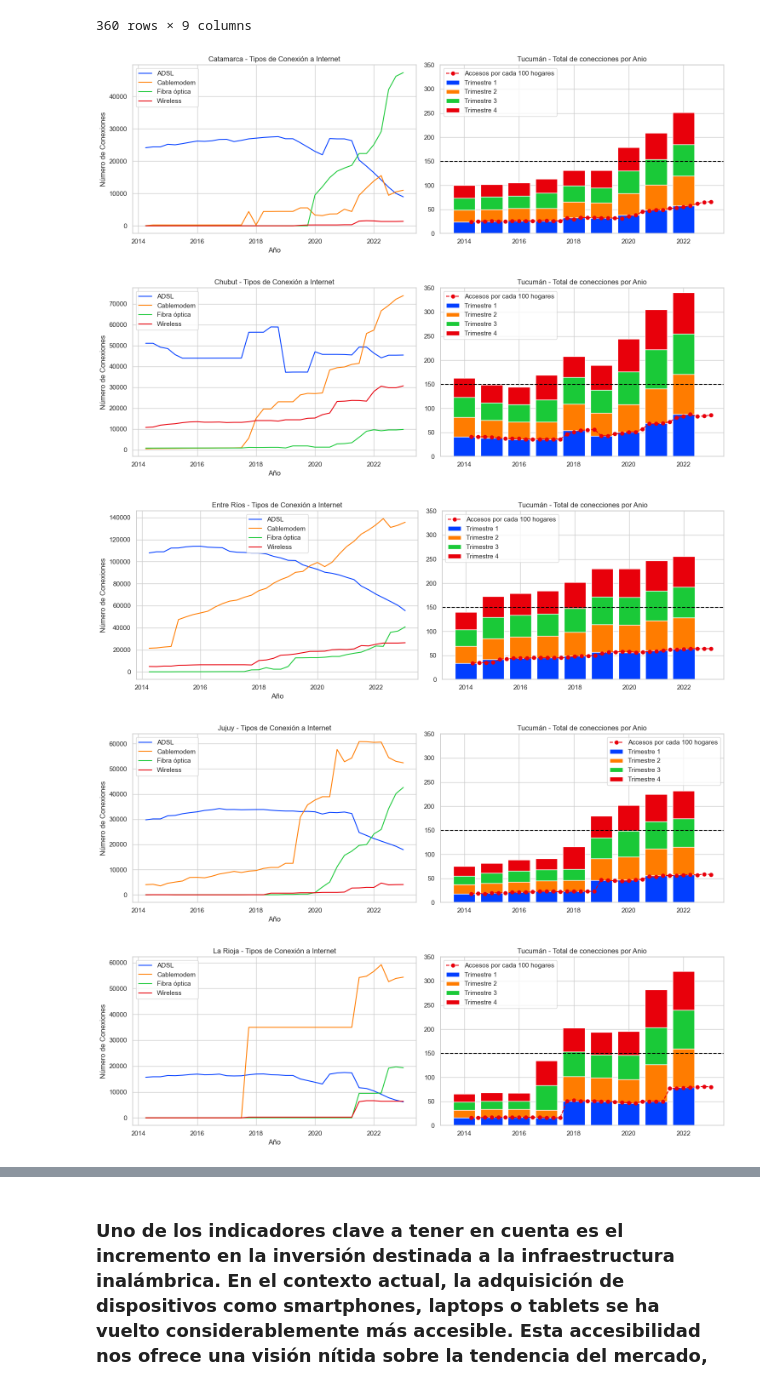
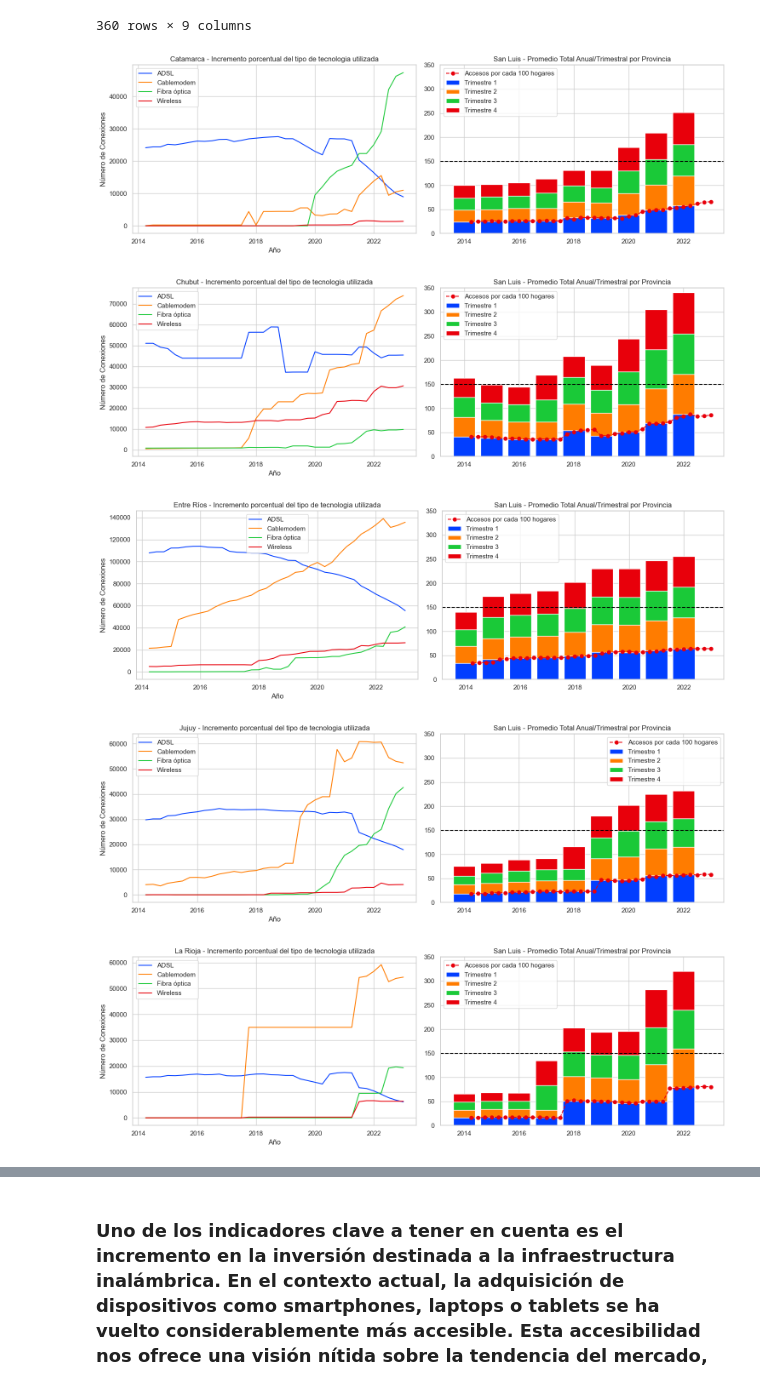
Before and after one commit to jonathancastillo185/Proyecto-2, a Jupyter notebook: ETL/EDA.ipynb, the cells around one changed output, grey strips where cells are left out. Drawn from its saved outputs; the diff is of its cells as text; code cells hidden in the pictures.

```diff
--- a/ETL/EDA.ipynb
+++ b/ETL/EDA.ipynb
@@ -540,37 +540,37 @@ for x in tecnologia_provincia['Provincia'].unique():
         #---> Gráfico 1 - Primer conjunto
         axs[0].plot(df_provincia['Año'] + df_provincia['Trimestre'] / 4, df_provincia['ADSL'], label='ADSL')
         axs[0].plot(df_provincia['Año'] + df_provincia['Trimestre'] / 4, df_provincia['Cablemodem'], label='Cablemodem')
         axs[0].plot(df_provincia['Año'] + df_provincia['Trimestre'] / 4, df_provincia['Fibra óptica'], label='Fibra óptica')
         axs[0].plot(df_provincia['Año'] + df_provincia['Trimestre'] / 4, df_provincia['Wireless'], label='Wireless')
 
-        axs[0].set_title(f'{x} - Tipos de Conexión a Internet')
+        axs[0].set_title(f'{x} - Incremento porcentual del tipo de tecnologia utilizada')
         axs[0].set_xlabel('Año')
         axs[0].set_ylabel('Número de Conexiones')
         axs[0].legend()
 
     if len(data_provincia) > 0:
         #---> Gráfico 2 - Segundo conjunto
         years = data_provincia['Año'].unique()
         bottom = np.zeros(len(years))
 
         axs[1].plot(data_provincia['Año'] + data_provincia['Trimestre'] / 4, data_provincia['Accesos por cada 100 hogares'], 'ro--', label='Accesos por cada 100 hogares')
         axs[1].set_title(f'{provincia} - Gráfico de líneas')
         axs[1].set_ylim([0, 100])
 
         for trimestre in sorted(data_provincia['Trimestre'].unique()):
             data_trimestre = data_provincia[data_provincia['Trimestre'] == trimestre]
             axs[1].bar(years, data_trimestre['Accesos por cada 100 hogares'], bottom=bottom, label=f'Trimestre {trimestre}')
             bottom += data_trimestre['Accesos por cada 100 hogares'].values
 
-        axs[1].set_title(f'{provincia} - Total de conecciones por Anio')
+        axs[1].set_title(f'{provincia} - Promedio Total Anual/Trimestral por Provincia')
         axs[1].legend()
         axs[1].set_ylim([0, 350])
         axs[1].axhline(y=150, linestyle='--', color='black')
     plt.tight_layout()
     plt.show()
 # %% [output]
-[figure, old version]
+[figure, new version]
-[figure, old version]
+[figure, new version]
-[figure, old version]
+[figure, new version]
-[figure, old version]
+[figure, new version]
-[figure, old version]
+[figure, new version]
```
Also changed, not shown: parts of 2 cells of this notebook.
